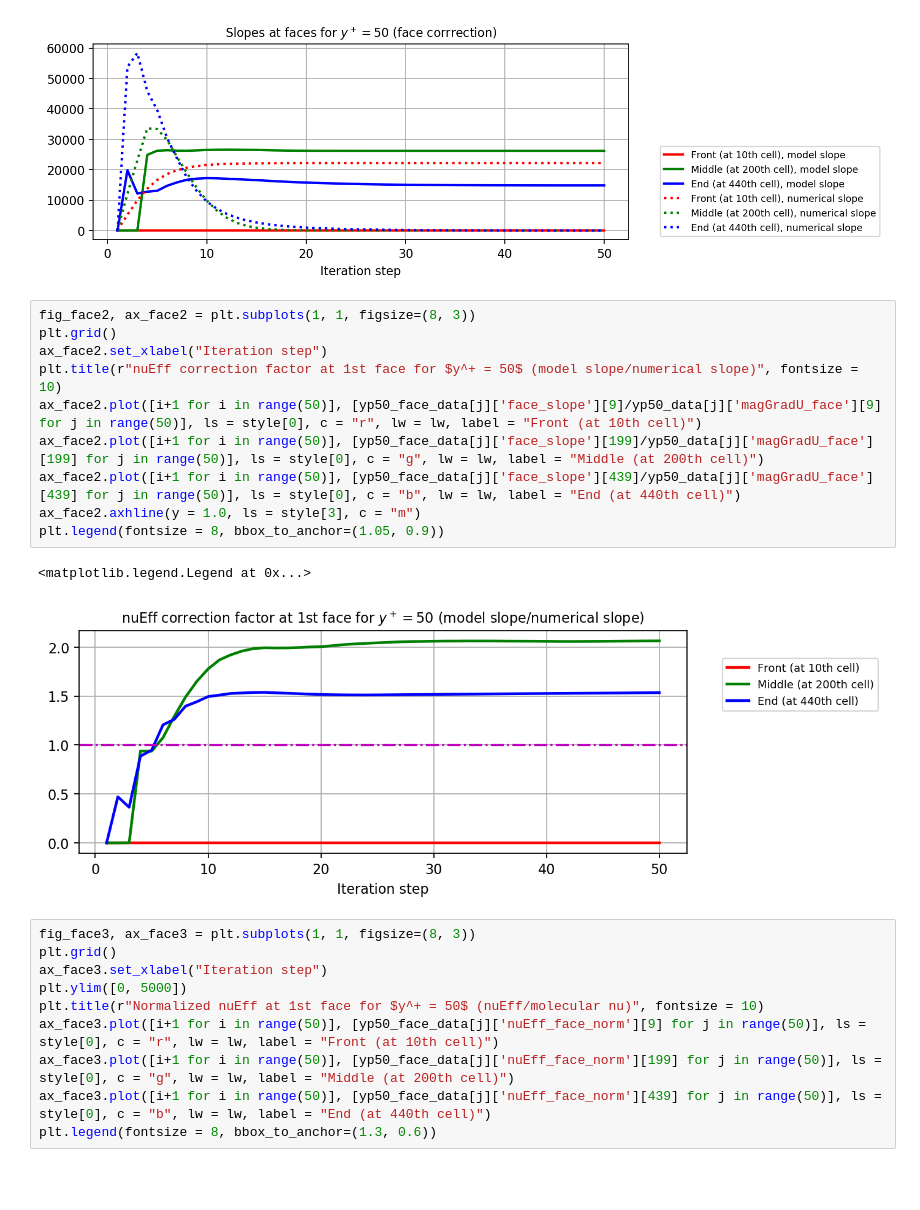
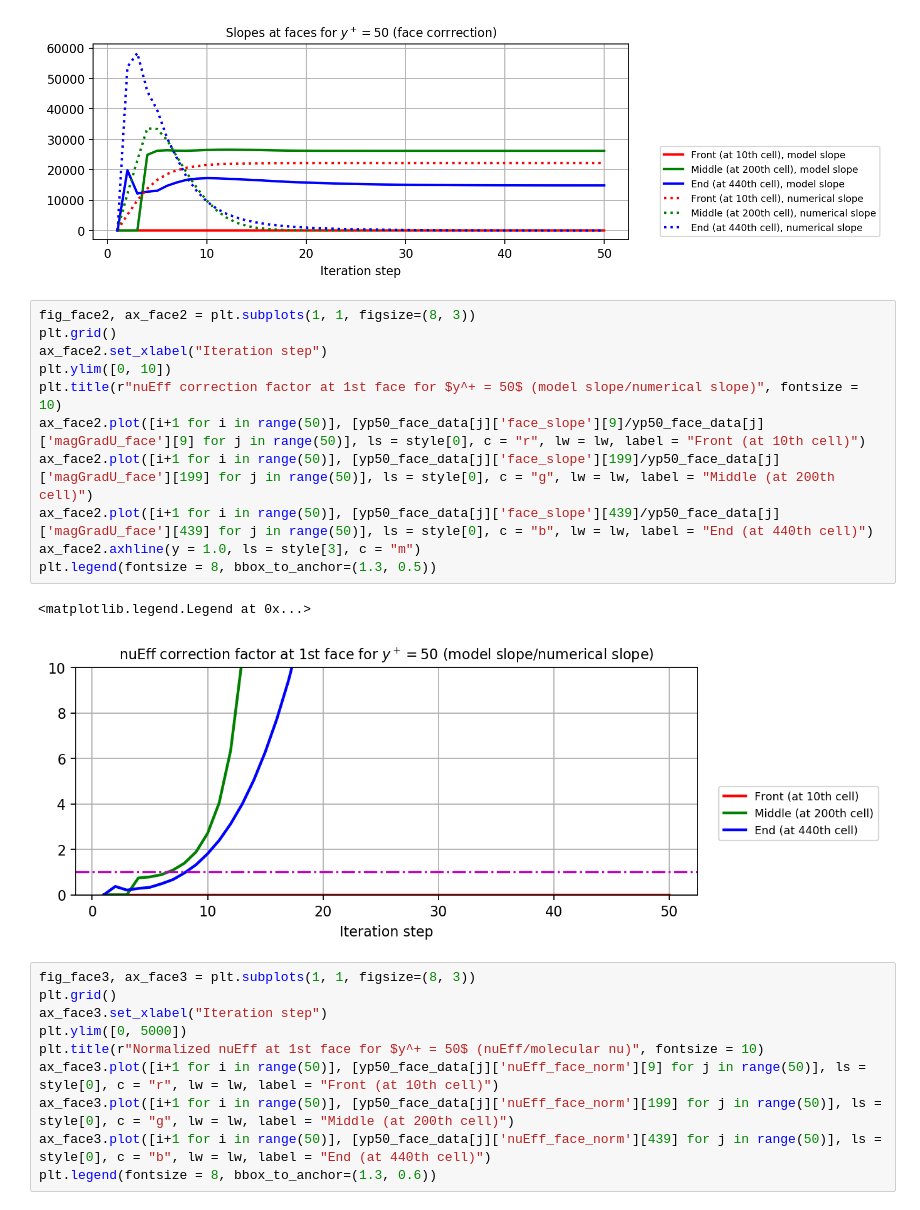
Before and after one commit to JihooKang-KOR/Data_driven_wall_modeling, a Jupyter notebook: notebooks/FieldAnalysis_1stFace.ipynb, the cells around one changed output. Cells and saved outputs as stored; diff of their text form; blank space fills up the shorter version.

Commit message:
Revise code typos at 1st face nuEff factor from the commit 6d68bf5; #2.

```diff
--- a/notebooks/FieldAnalysis_1stFace.ipynb
+++ b/notebooks/FieldAnalysis_1stFace.ipynb
@@ -195,16 +195,17 @@ plt.legend(fontsize = 8, bbox_to_anchor=(1.05, 0.5))
 # %%
 fig_face2, ax_face2 = plt.subplots(1, 1, figsize=(8, 3))
 plt.grid()
 ax_face2.set_xlabel("Iteration step")
+plt.ylim([0, 10])
 plt.title(r"nuEff correction factor at 1st face for $y^+ = 50$ (model slope/numerical slope)", fontsize = 10)
-ax_face2.plot([i+1 for i in range(50)], [yp50_face_data[j]['face_slope'][9]/yp50_data[j]['magGradU_face'][9] for j in range(50)], ls = style[0], c = "r", lw = lw, label = "Front (at 10th cell)")
-ax_face2.plot([i+1 for i in range(50)], [yp50_face_data[j]['face_slope'][199]/yp50_data[j]['magGradU_face'][199] for j in range(50)], ls = style[0], c = "g", lw = lw, label = "Middle (at 200th cell)")
-ax_face2.plot([i+1 for i in range(50)], [yp50_face_data[j]['face_slope'][439]/yp50_data[j]['magGradU_face'][439] for j in range(50)], ls = style[0], c = "b", lw = lw, label = "End (at 440th cell)")
+ax_face2.plot([i+1 for i in range(50)], [yp50_face_data[j]['face_slope'][9]/yp50_face_data[j]['magGradU_face'][9] for j in range(50)], ls = style[0], c = "r", lw = lw, label = "Front (at 10th cell)")
+ax_face2.plot([i+1 for i in range(50)], [yp50_face_data[j]['face_slope'][199]/yp50_face_data[j]['magGradU_face'][199] for j in range(50)], ls = style[0], c = "g", lw = lw, label = "Middle (at 200th cell)")
+ax_face2.plot([i+1 for i in range(50)], [yp50_face_data[j]['face_slope'][439]/yp50_face_data[j]['magGradU_face'][439] for j in range(50)], ls = style[0], c = "b", lw = lw, label = "End (at 440th cell)")
 ax_face2.axhline(y = 1.0, ls = style[3], c = "m")
-plt.legend(fontsize = 8, bbox_to_anchor=(1.05, 0.9))
+plt.legend(fontsize = 8, bbox_to_anchor=(1.3, 0.5))
 # %% [output]
 <matplotlib.legend.Legend at 0x...>
-[figure, old version]
+[figure, new version]
 # %%
 fig_face3, ax_face3 = plt.subplots(1, 1, figsize=(8, 3))
 plt.grid()
```
Also changed, not shown: parts of 1 cell of this notebook.
